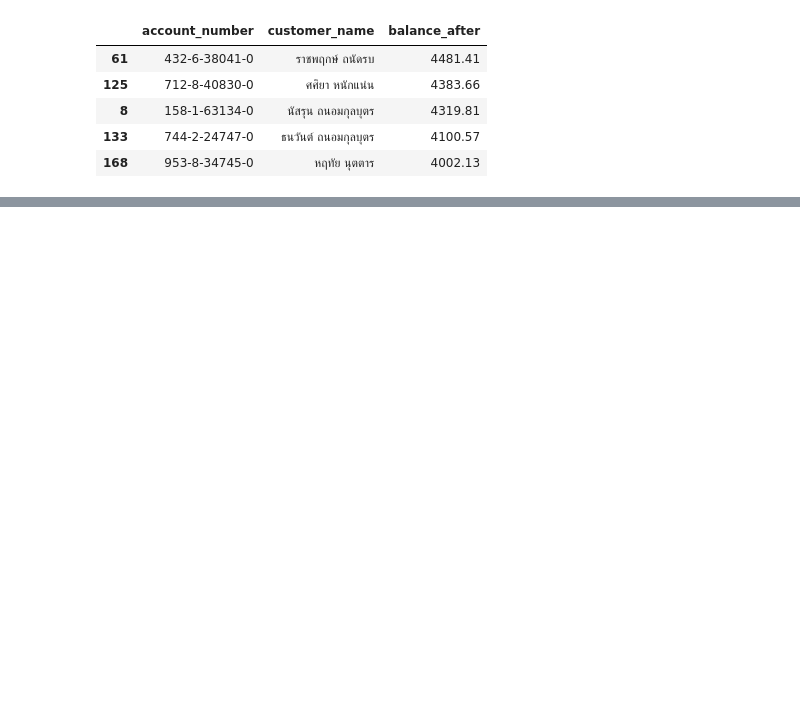
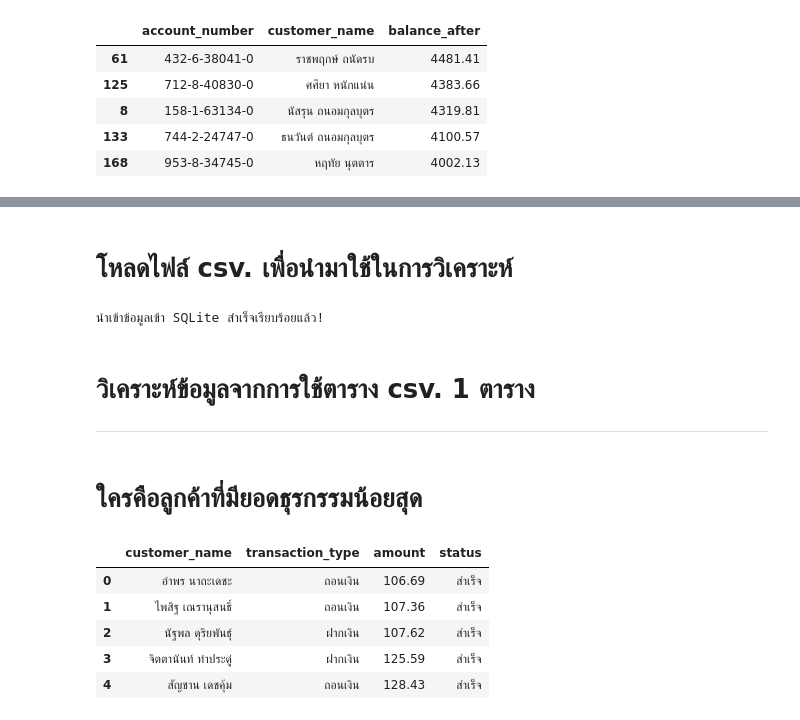
Before and after one commit to natchanant-arch/Project_Savings_Cooperative, a Jupyter notebook: FINAL_PRO.ipynb, the cells around one changed output, grey strips where cells are left out. Saved outputs shown, nothing was run; the diff lists cells and outputs as text; code cells hidden in the pictures; blank space fills up the shorter version.

```diff
--- a/FINAL_PRO.ipynb
+++ b/FINAL_PRO.ipynb
@@ -877,0 +838,46 @@ top5_net_balance
+# %% [markdown]
+# โหลดไฟล์ csv. เพื่อนำมาใช้ในการวิเคราะห์
+# %%
+# 1. โหลดไฟล์ CSV ทั้ง 3 ไฟล์
+df_customers = pd.read_csv('https://raw.githubusercontent.com/natchanant-arch/Project_Savings_Cooperative/refs/heads/First/%E0%B8%A5%E0%B8%B9%E0%B8%81%E0%B8%84%E0%B9%89%E0%B8%B2%E0%B8%AA%E0%B8%AB%E0%B8%81%E0%B8%A3%E0%B8%93%E0%B9%8C%E0%B8%AD%E0%B8%AD%E0%B8%A1%E0%B8%97%E0%B8%A3%E0%B8%B1%E0%B8%9E%E0%B8%A2%E0%B9%8C.csv')
+df_transactions = pd.read_csv('https://raw.githubusercontent.com/natchanant-arch/Project_Savings_Cooperative/refs/heads/First/%E0%B8%98%E0%B8%B8%E0%B8%A3%E0%B8%81%E0%B8%A3%E0%B8%A3%E0%B8%A1%E0%B8%AA%E0%B8%AB%E0%B8%81%E0%B8%A3%E0%B8%93%E0%B9%8C%E0%B8%AD%E0%B8%AD%E0%B8%A1%E0%B8%97%E0%B8%A3%E0%B8%B1%E0%B8%9E%E0%B8%A2%E0%B9%8C%20(1).csv')
+df_all = pd.read_csv('https://raw.githubusercontent.com/natchanant-arch/Project_Savings_Cooperative/refs/heads/First/%E0%B8%AA%E0%B8%AB%E0%B8%81%E0%B8%A3%E0%B8%93%E0%B9%8C%E0%B8%AD%E0%B8%AD%E0%B8%A1%E0%B8%97%E0%B8%A3%E0%B8%B1%E0%B8%9E%E0%B8%A2%E0%B9%8C.csv')
+
+# (ตัวเลือกเสริม) ลบ columna 'Unnamed: 0' ที่มักจะติดมาจากการเซฟไฟล์ CSV ออกไปเพื่อความสะอาด
+for df in [df_customers, df_transactions, df_all]:
+    if 'Unnamed: 0' in df.columns:
+        df.drop(columns=['Unnamed: 0'], inplace=True)
+
+# 2. เชื่อมต่อกับ SQLite ฐานข้อมูลในหน่วยความจำ (In-memory database)
+conn = sqlite3.connect('coop.db')
+
+# 3. บันทึก Pandas DataFrame ลงไปเป็นตารางในฐานข้อมูล SQLite
+df_customers.to_sql('customers', conn, if_exists='replace', index=False)
+df_transactions.to_sql('transactions', conn, if_exists='replace', index=False)
+df_all.to_sql('all_data', conn, if_exists='replace', index=False)
+
+print("นำเข้าข้อมูลเข้า SQLite สำเร็จเรียบร้อยแล้ว!")
+# %% [output]
+นำเข้าข้อมูลเข้า SQLite สำเร็จเรียบร้อยแล้ว!
+# %% [markdown]
+# วิเคราะห์ข้อมูลจากการใช้ตาราง csv. 1 ตาราง
+
+---
+# %% [markdown]
+# ใครคือลูกค้าที่มียอดธุรกรรมน้อยสุด
+# %%
+query_1 = """
+    SELECT customer_name, transaction_type, amount, status
+    FROM all_data
+    WHERE status = "สำเร็จ"
+    ORDER BY amount ASC
+"""
+df = pd.read_sql(query_1, con=conn)
+df.head()
+# %% [output]
+|  | customer_name | transaction_type | amount | status |
+| 0 | อำพร นาถะเดชะ | ถอนเงิน | 106.69 | สำเร็จ |
+| 1 | ไพสิฐ เณรานุสนธิ์ | ถอนเงิน | 107.36 | สำเร็จ |
+| 2 | นัฐพล ดุริยพันธุ์ | ฝากเงิน | 107.62 | สำเร็จ |
+| 3 | จิตตานันท์ ทำประดู่ | ฝากเงิน | 125.59 | สำเร็จ |
+| 4 | สัญชาน เดชคุ้ม | ถอนเงิน | 128.43 | สำเร็จ |
```
Also changed, not shown: parts of 16 cells of this notebook.
